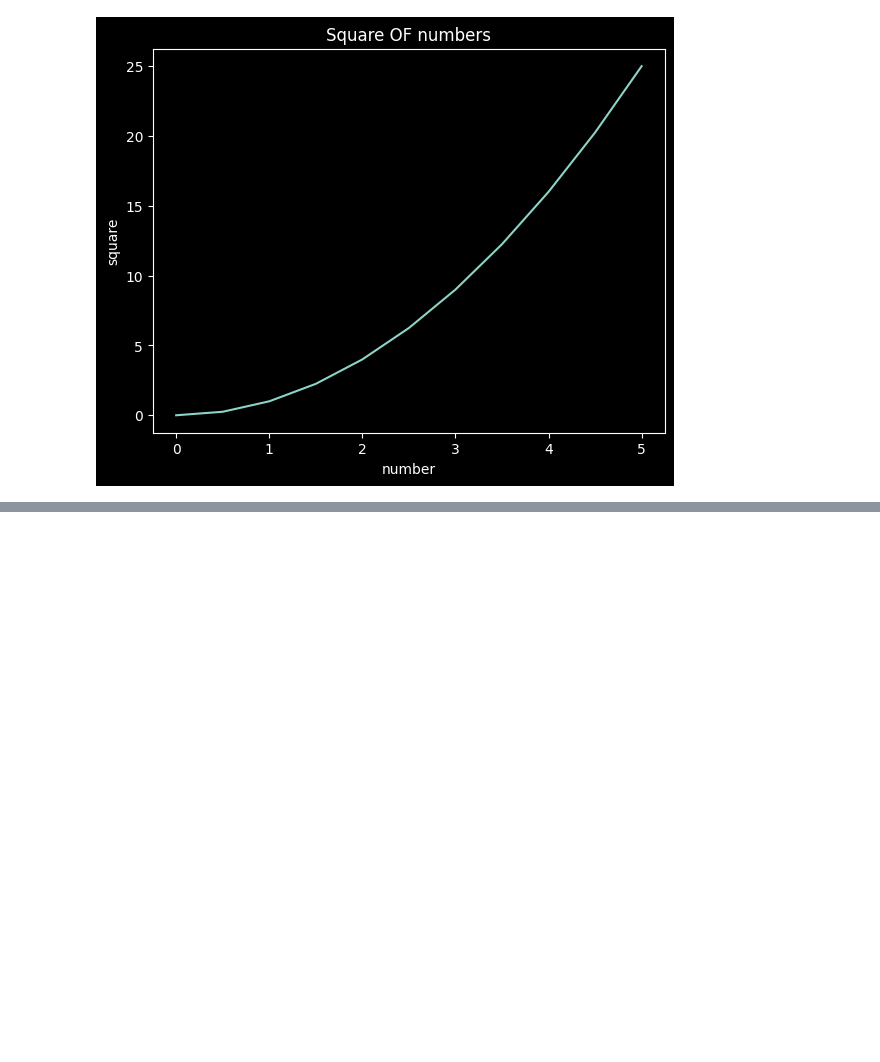
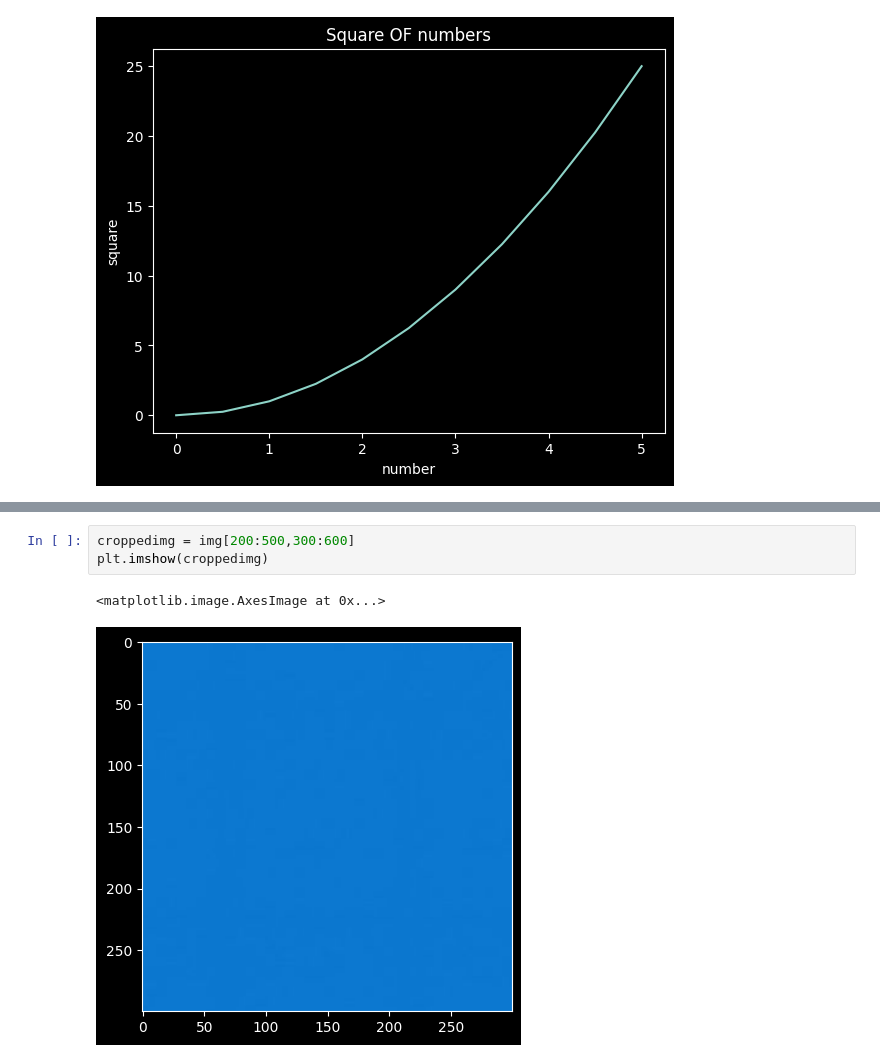
Before and after one commit to vivekkumars21/FFRAM, a Jupyter notebook: Visualization.ipynb, the cells around one changed output, grey strips where cells are left out. Drawn from its saved outputs; the diff is of its cells as text; blank space fills up the shorter version.

```diff
--- a/Visualization.ipynb
+++ b/Visualization.ipynb
@@ -71,0 +83,6 @@ plt.savefig("BASIC PLOT.png")
+# %%
+croppedimg = img[200:500,300:600]
+plt.imshow(croppedimg)
+# %% [output]
+<matplotlib.image.AxesImage at 0x...>
+[figure, added]
```
Also changed, not shown: parts of 2 cells of this notebook, 2 other files.
